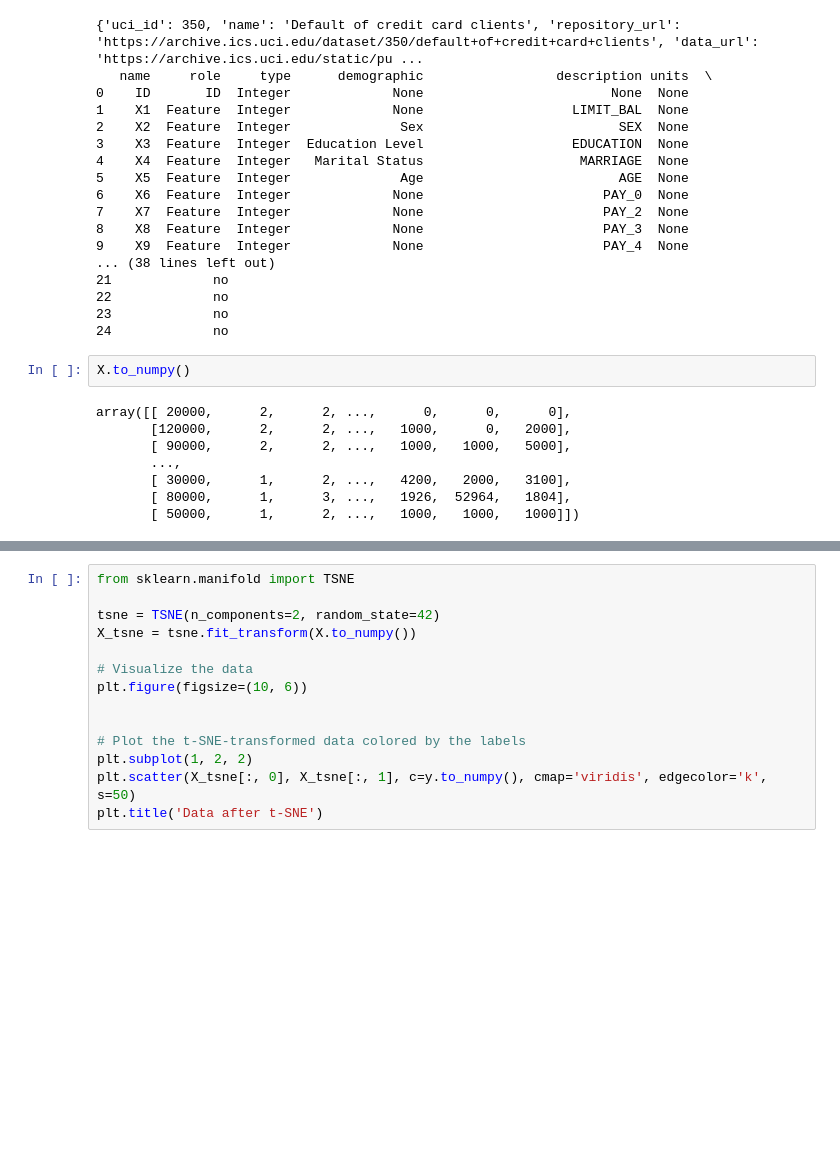
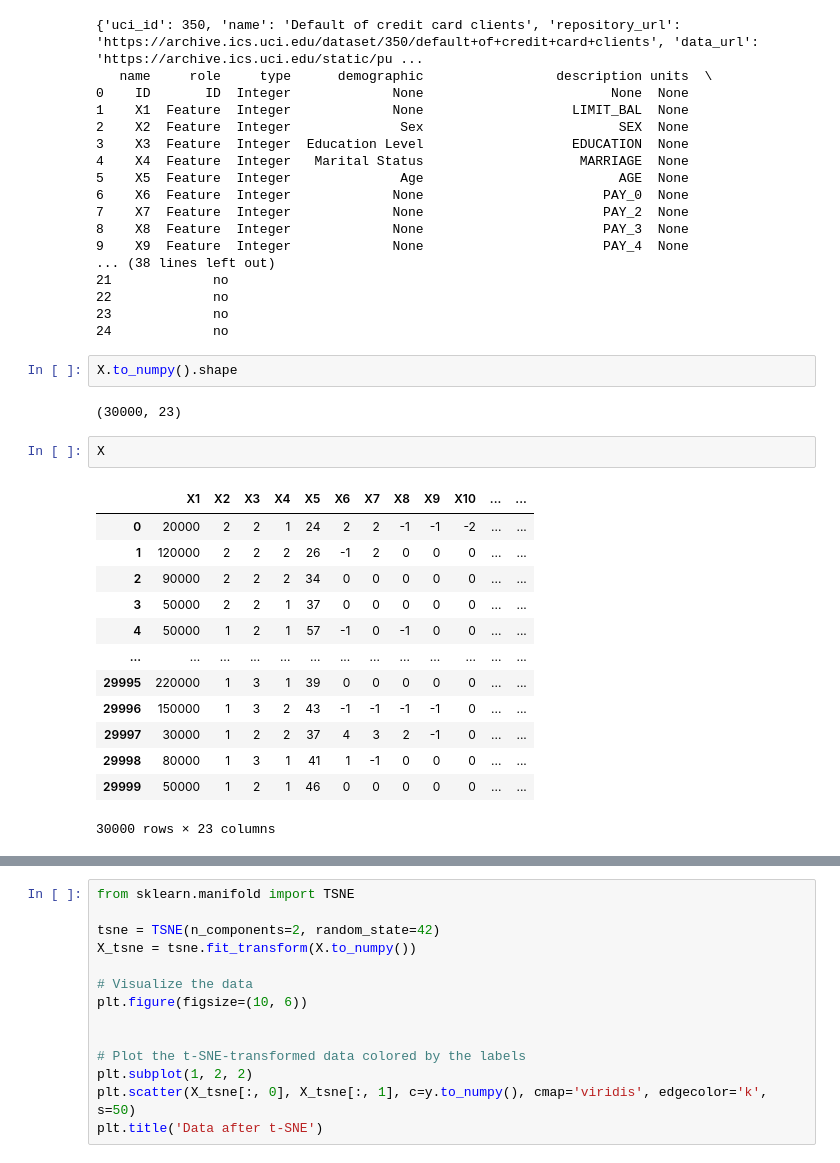
Before and after one commit to huuthieu/fedonce-ssl, a Jupyter notebook: phishing.ipynb, the cells around one changed output, grey strips where cells are left out. Drawn from its saved outputs; the diff is of its cells as text; blank space fills up the shorter version.

```diff
--- a/phishing.ipynb
+++ b/phishing.ipynb
@@ -610,15 +610,25 @@ print(default_of_credit_card_clients.variables)
 23             no
 24             no
 # %%
-X.to_numpy()
+X.to_numpy().shape
 # %% [output]
-array([[ 20000,      2,      2, ...,      0,      0,      0],
-       [120000,      2,      2, ...,   1000,      0,   2000],
-       [ 90000,      2,      2, ...,   1000,   1000,   5000],
-       ...,
-       [ 30000,      1,      2, ...,   4200,   2000,   3100],
-       [ 80000,      1,      3, ...,   1926,  52964,   1804],
-       [ 50000,      1,      2, ...,   1000,   1000,   1000]])
+(30000, 23)
+# %%
+X
+# %% [output]
+|  | X1 | X2 | X3 | X4 | X5 | X6 | X7 | X8 | X9 | X10 | ... | ... |
+| 0 | 20000 | 2 | 2 | 1 | 24 | 2 | 2 | -1 | -1 | -2 | ... | ... |
+| 1 | 120000 | 2 | 2 | 2 | 26 | -1 | 2 | 0 | 0 | 0 | ... | ... |
+| 2 | 90000 | 2 | 2 | 2 | 34 | 0 | 0 | 0 | 0 | 0 | ... | ... |
+| 3 | 50000 | 2 | 2 | 1 | 37 | 0 | 0 | 0 | 0 | 0 | ... | ... |
+| 4 | 50000 | 1 | 2 | 1 | 57 | -1 | 0 | -1 | 0 | 0 | ... | ... |
+| ... | ... | ... | ... | ... | ... | ... | ... | ... | ... | ... | ... | ... |
+| 29995 | 220000 | 1 | 3 | 1 | 39 | 0 | 0 | 0 | 0 | 0 | ... | ... |
+| 29996 | 150000 | 1 | 3 | 2 | 43 | -1 | -1 | -1 | -1 | 0 | ... | ... |
+| 29997 | 30000 | 1 | 2 | 2 | 37 | 4 | 3 | 2 | -1 | 0 | ... | ... |
+| 29998 | 80000 | 1 | 3 | 1 | 41 | 1 | -1 | 0 | 0 | 0 | ... | ... |
+| 29999 | 50000 | 1 | 2 | 1 | 46 | 0 | 0 | 0 | 0 | 0 | ... | ... |
+30000 rows × 23 columns
 # %%
 y
 # %% [output]
```
Also changed, not shown: parts of 11 cells of this notebook, 3 other files.
